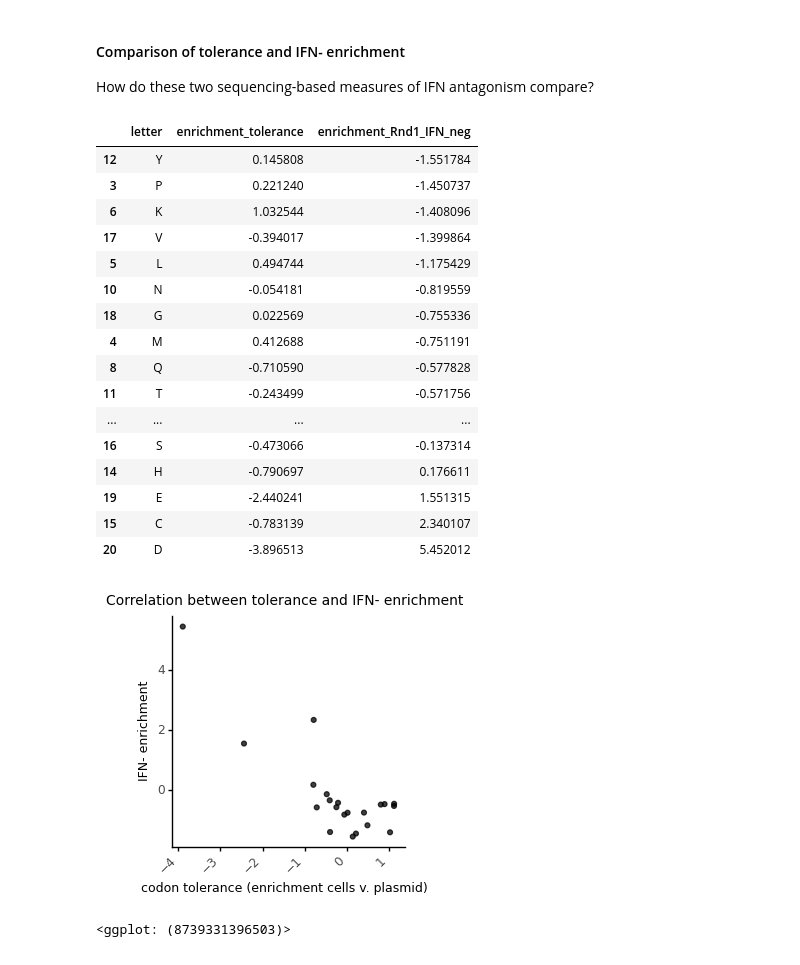
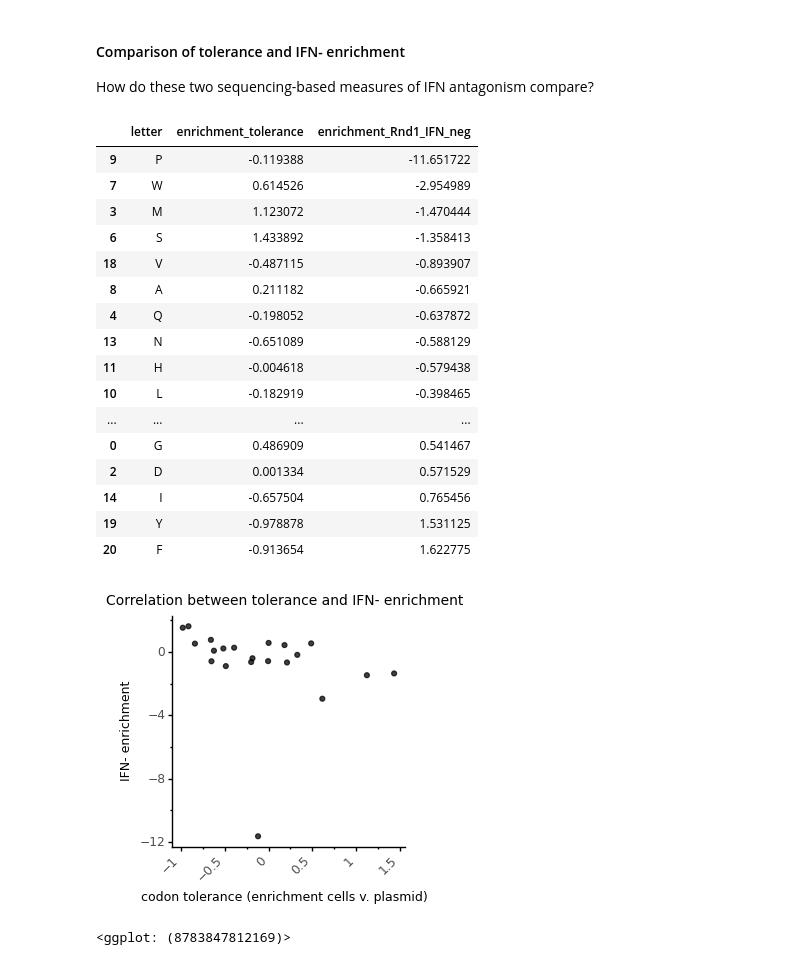
Before and after one commit to dbacsik/ns5_site734, a Jupyter notebook: codon_analysis.py.ipynb, the cells around one changed output. Drawn from its saved outputs; the diff is of its cells as text; code cells hidden in the pictures.

Commit message:
new mut sample done.

```diff
--- a/codon_analysis.py.ipynb
+++ b/codon_analysis.py.ipynb
@@ -312,0 +226,3 @@ display(mismatched_pairs_qc)
+# %%
+results = results.query('read == "R2"')
+display(results)
@@ -380,15 +315,10 @@ The error rate observed in WT samples is:
 Filter the data based on the QC metrics above.
 # %%
 results_filtered = (
-    results_pairs
+    results
     .query(
-        'missing_mate == False & '
-        'pair_mismatch == False & '
-        'R1 != "failed_parse" & '
-        'R2 != "failed_parse"')
-    [['sample_name', 'read_id', 'R1']]
-    .rename(columns={'R1': 'codon'})
-)
+        'codon != "failed_parse"')
+    [['sample_name', 'read_id', 'codon']])
 
 display(results_filtered)
 # %% [output]
@@ -1132,48 +964,47 @@ How do these two sequencing-based measures of IFN antagonism compare?
 # %%
 corr_tolerance_IFN_neg = pd.merge(
     left=tolerance[['letter','enrichment']],
     right=Rnd1_IFN_neg_enrichment[['letter','enrichment']],
     on='letter',
     how='outer',
-    validate='one_to_one',
     suffixes=['_tolerance', '_Rnd1_IFN_neg']
 )
 display(corr_tolerance_IFN_neg.sort_values(by='enrichment_Rnd1_IFN_neg'))
 
 corr_tolerance_IFN_neg_plot = (p9.ggplot(corr_tolerance_IFN_neg) +
               p9.aes(x='enrichment_tolerance',
                      y='enrichment_Rnd1_IFN_neg') +
               p9.geom_point(alpha=0.75) +
               p9.ggtitle('Correlation between tolerance and IFN- enrichment') +
               p9.labs(x='codon tolerance (enrichment cells v. plasmid)',
                       y='IFN- enrichment') +
               p9.theme(figure_size=(3,3),
                        plot_title=p9.element_text(size=10),
                        axis_title=p9.element_text(size=9),
                        axis_text_x=p9.element_text(rotation=45, hjust=1),
                        legend_position='right',
                        legend_title=p9.element_text(size=10),
                        legend_title_align='center')
               )
 
 display(corr_tolerance_IFN_neg_plot)
 # %% [output]
 |  | letter | enrichment_tolerance | enrichment_Rnd1_IFN_neg |
-| 12 | Y | 0.145808 | -1.551784 |
-| 3 | P | 0.221240 | -1.450737 |
-| 6 | K | 1.032544 | -1.408096 |
-| 17 | V | -0.394017 | -1.399864 |
-| 5 | L | 0.494744 | -1.175429 |
-| 10 | N | -0.054181 | -0.819559 |
-| 18 | G | 0.022569 | -0.755336 |
-| 4 | M | 0.412688 | -0.751191 |
-| 8 | Q | -0.710590 | -0.577828 |
-| 11 | T | -0.243499 | -0.571756 |
+| 9 | P | -0.119388 | -11.651722 |
+| 7 | W | 0.614526 | -2.954989 |
+| 3 | M | 1.123072 | -1.470444 |
+| 6 | S | 1.433892 | -1.358413 |
+| 18 | V | -0.487115 | -0.893907 |
+| 8 | A | 0.211182 | -0.665921 |
+| 4 | Q | -0.198052 | -0.637872 |
+| 13 | N | -0.651089 | -0.588129 |
+| 11 | H | -0.004618 | -0.579438 |
+| 10 | L | -0.182919 | -0.398465 |
 | ... | ... | ... | ... |
-| 16 | S | -0.473066 | -0.137314 |
-| 14 | H | -0.790697 | 0.176611 |
-| 19 | E | -2.440241 | 1.551315 |
-| 15 | C | -0.783139 | 2.340107 |
-| 20 | D | -3.896513 | 5.452012 |
+| 0 | G | 0.486909 | 0.541467 |
+| 2 | D | 0.001334 | 0.571529 |
+| 14 | I | -0.657504 | 0.765456 |
+| 19 | Y | -0.978878 | 1.531125 |
+| 20 | F | -0.913654 | 1.622775 |
-[figure, old version]
+[figure, new version]
-<ggplot: (8739331396503)>
+<ggplot: (8783847812169)>
```
Also changed, not shown: parts of 33 cells of this notebook, 5 other files.
